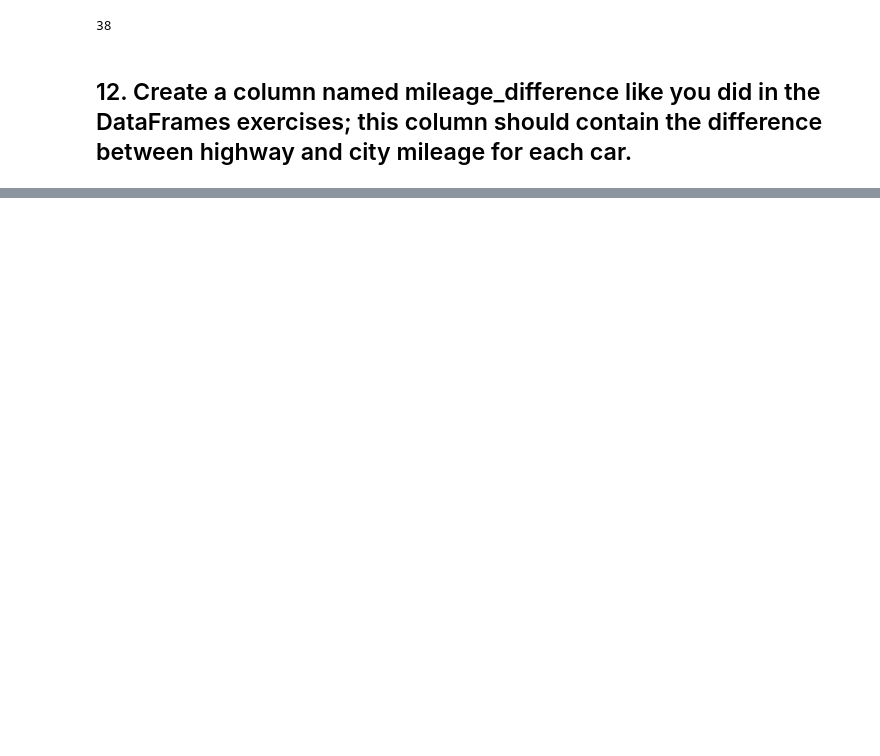
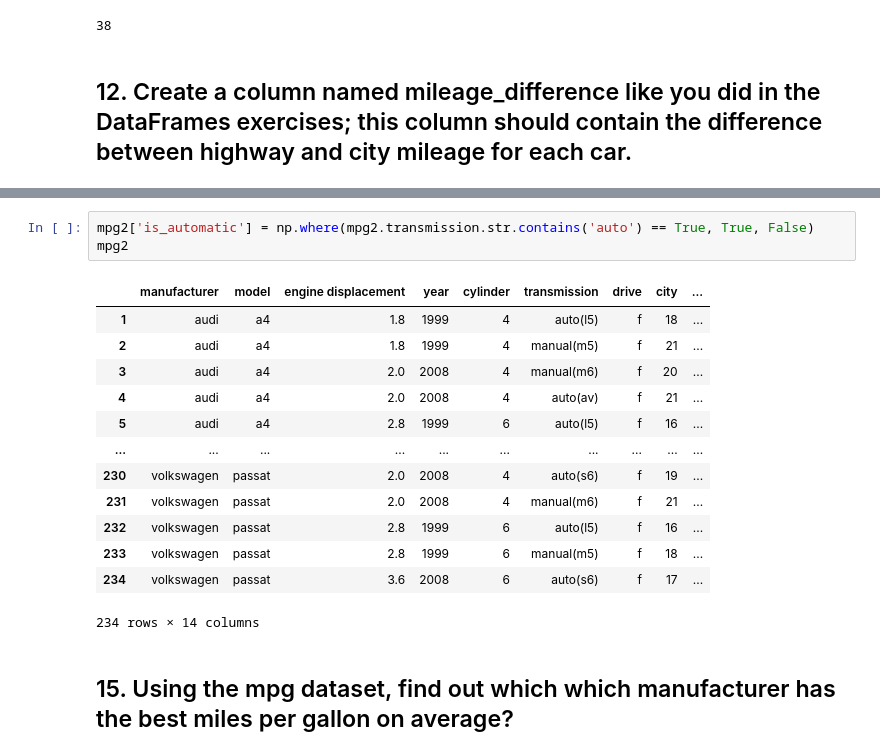
Before and after one commit to mariamnaqvi/numpy-pandas-visualization-exercises, a Jupyter notebook: advanced_dataframes.ipynb, the cells around one changed output, grey strips where cells are left out. Drawn from its saved outputs; the diff is of its cells as text; blank space fills up the shorter version.

```diff
--- a/advanced_dataframes.ipynb
+++ b/advanced_dataframes.ipynb
@@ -364,0 +410,19 @@ len(mpg.model.value_counts())
+# %%
+mpg2['is_automatic'] = np.where(mpg2.transmission.str.contains('auto') == True, True, False)
+mpg2
+# %% [output]
+|  | manufacturer | model | engine displacement | year | cylinder | transmission | drive | city | ... |
+| 1 | audi | a4 | 1.8 | 1999 | 4 | auto(l5) | f | 18 | ... |
+| 2 | audi | a4 | 1.8 | 1999 | 4 | manual(m5) | f | 21 | ... |
+| 3 | audi | a4 | 2.0 | 2008 | 4 | manual(m6) | f | 20 | ... |
+| 4 | audi | a4 | 2.0 | 2008 | 4 | auto(av) | f | 21 | ... |
+| 5 | audi | a4 | 2.8 | 1999 | 6 | auto(l5) | f | 16 | ... |
+| ... | ... | ... | ... | ... | ... | ... | ... | ... | ... |
+| 230 | volkswagen | passat | 2.0 | 2008 | 4 | auto(s6) | f | 19 | ... |
+| 231 | volkswagen | passat | 2.0 | 2008 | 4 | manual(m6) | f | 21 | ... |
+| 232 | volkswagen | passat | 2.8 | 1999 | 6 | auto(l5) | f | 16 | ... |
+| 233 | volkswagen | passat | 2.8 | 1999 | 6 | manual(m5) | f | 18 | ... |
+| 234 | volkswagen | passat | 3.6 | 2008 | 6 | auto(s6) | f | 17 | ... |
+234 rows × 14 columns
+# %% [markdown]
+## 15. Using the mpg dataset, find out which which manufacturer has the best miles per gallon on average?
```
Also changed, not shown: parts of 28 cells of this notebook.
